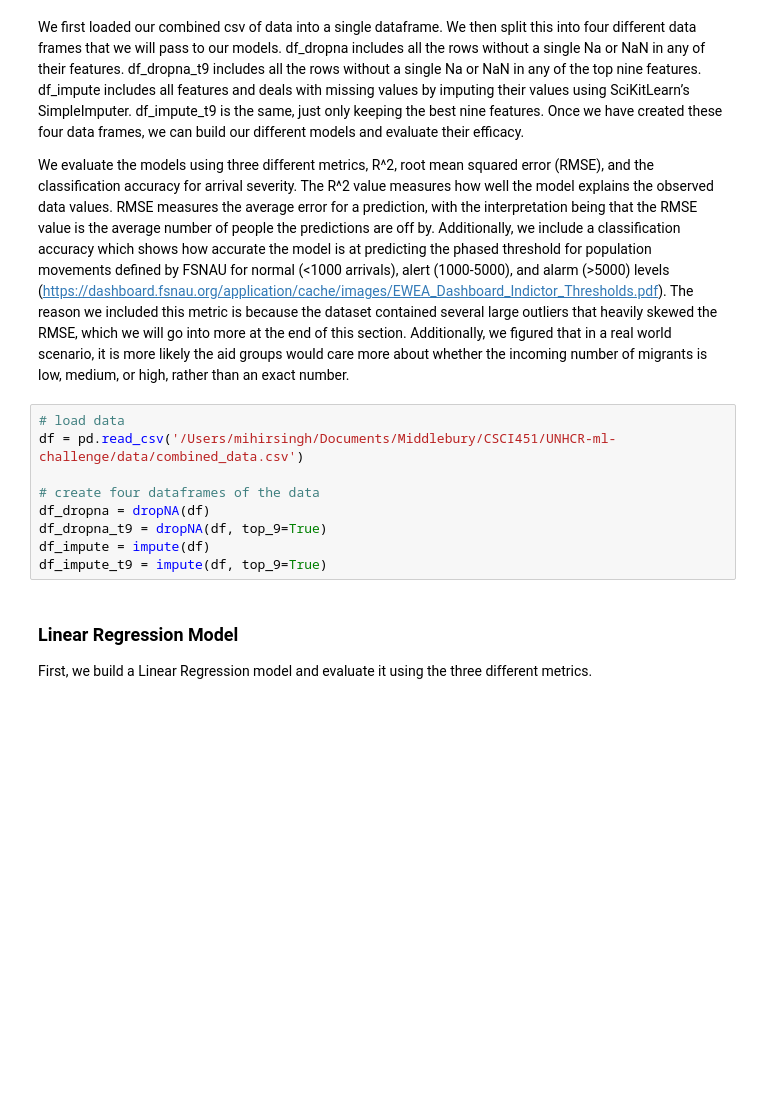
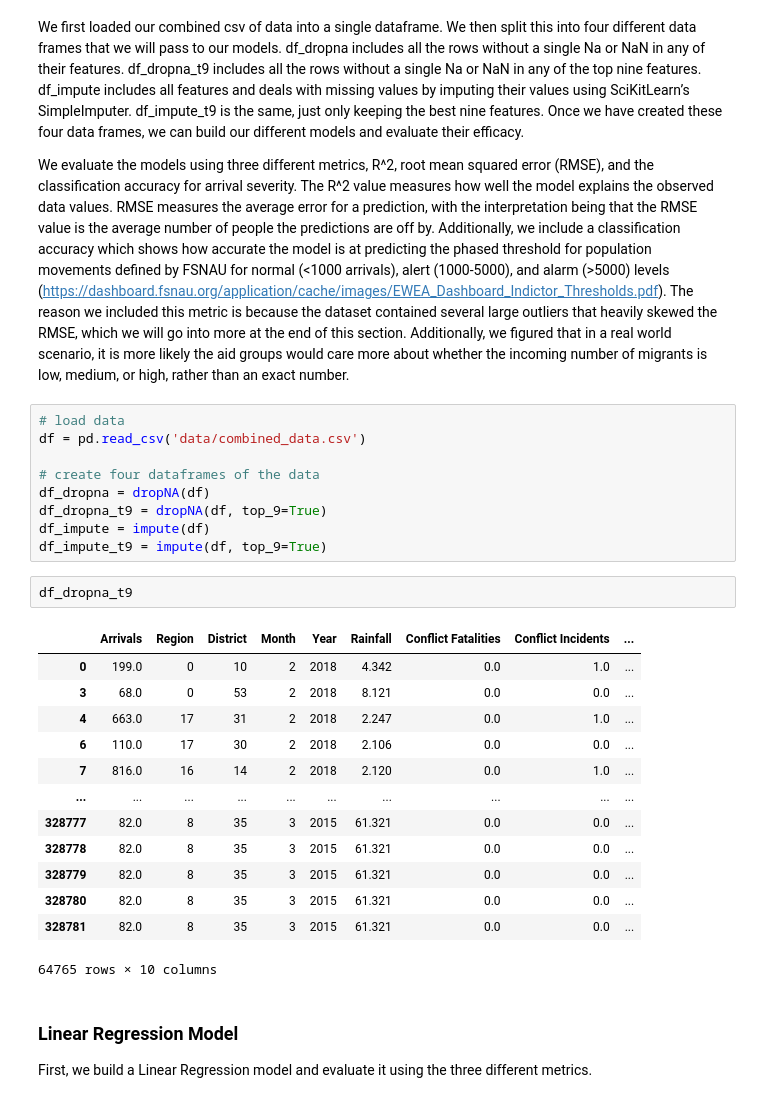
Before and after one commit to jamiehax/UNHCR-ml-challenge, a Jupyter notebook: finalBlog.ipynb, the cells around one changed output. Drawn from its saved outputs; the diff is of its cells as text; blank space fills up the shorter version.

```diff
--- a/finalBlog.ipynb
+++ b/finalBlog.ipynb
@@ -49,13 +49,29 @@ We first loaded our combined csv of data into a single dataframe. We then split
 We evaluate the models using three different metrics, R^2, root mean squared error (RMSE), and the classification accuracy for arrival severity. The R^2 value measures how well the model explains the observed data values. RMSE measures the average error for a prediction, with the interpretation being that the RMSE value is the average number of people the predictions are off by. Additionally, we include a classification accuracy which shows how accurate the model is at predicting the phased threshold for population movements defined by FSNAU for normal (<1000 arrivals), alert (1000-5000), and alarm (>5000) levels (https://dashboard.fsnau.org/application/cache/images/EWEA_Dashboard_Indictor_Thresholds.pdf). The reason we included this metric is because the dataset contained several large outliers that heavily skewed the RMSE, which we will go into more at the end of this section. Additionally, we figured that in a real world scenario, it is more likely the aid groups would care more about whether the incoming number of migrants is low, medium, or high, rather than an exact number.
 # %%
 # load data
-df = pd.read_csv('/Users/mihirsingh/Documents/Middlebury/CSCI451/UNHCR-ml-challenge/data/combined_data.csv')
+df = pd.read_csv('data/combined_data.csv')
 
 # create four dataframes of the data
 df_dropna = dropNA(df)
 df_dropna_t9 = dropNA(df, top_9=True)
 df_impute = impute(df)
 df_impute_t9 = impute(df, top_9=True)
+# %%
+df_dropna_t9
+# %% [output]
+|  | Arrivals | Region | District | Month | Year | Rainfall | Conflict Fatalities | Conflict Incidents | ... |
+| 0 | 199.0 | 0 | 10 | 2 | 2018 | 4.342 | 0.0 | 1.0 | ... |
+| 3 | 68.0 | 0 | 53 | 2 | 2018 | 8.121 | 0.0 | 0.0 | ... |
+| 4 | 663.0 | 17 | 31 | 2 | 2018 | 2.247 | 0.0 | 1.0 | ... |
+| 6 | 110.0 | 17 | 30 | 2 | 2018 | 2.106 | 0.0 | 0.0 | ... |
+| 7 | 816.0 | 16 | 14 | 2 | 2018 | 2.120 | 0.0 | 1.0 | ... |
+| ... | ... | ... | ... | ... | ... | ... | ... | ... | ... |
+| 328777 | 82.0 | 8 | 35 | 3 | 2015 | 61.321 | 0.0 | 0.0 | ... |
+| 328778 | 82.0 | 8 | 35 | 3 | 2015 | 61.321 | 0.0 | 0.0 | ... |
+| 328779 | 82.0 | 8 | 35 | 3 | 2015 | 61.321 | 0.0 | 0.0 | ... |
+| 328780 | 82.0 | 8 | 35 | 3 | 2015 | 61.321 | 0.0 | 0.0 | ... |
+| 328781 | 82.0 | 8 | 35 | 3 | 2015 | 61.321 | 0.0 | 0.0 | ... |
+64765 rows × 10 columns
 # %% [markdown]
 ### Linear Regression Model
 First, we build a Linear Regression model and evaluate it using the three different metrics.
```
Also changed, not shown: parts of 3 cells of this notebook.
